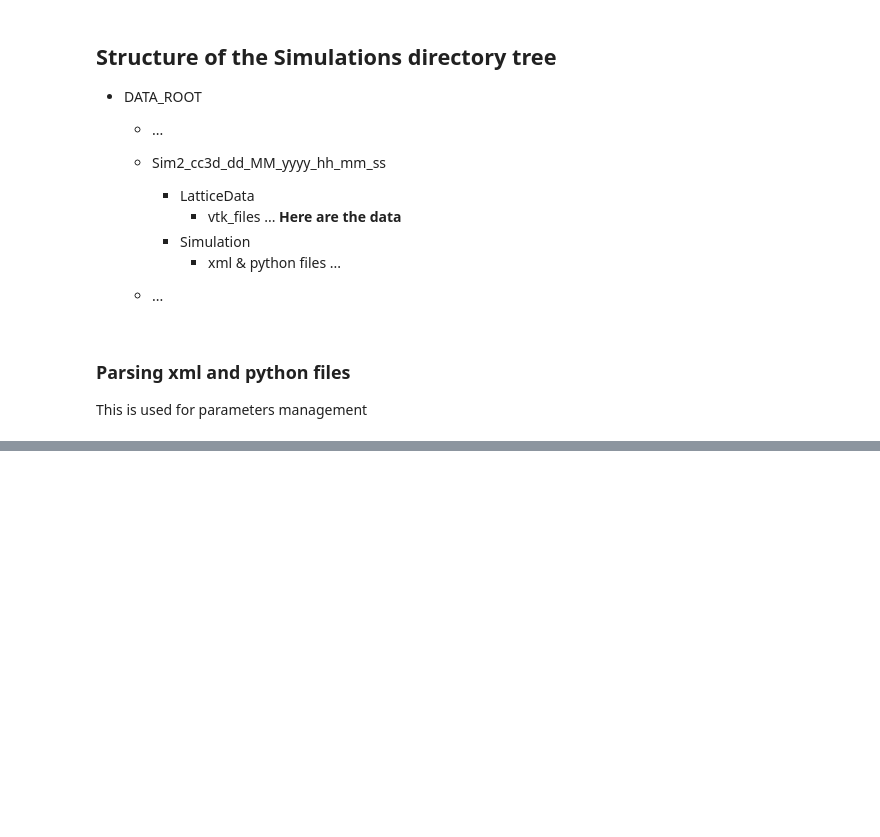
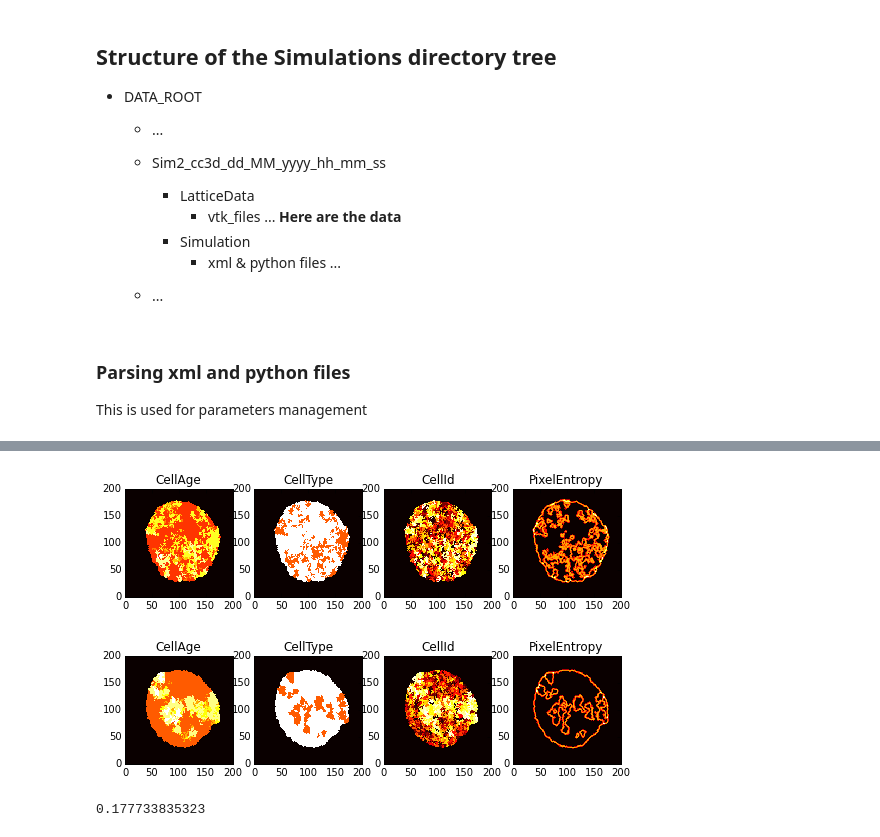
Before and after one commit to glyg/CancerStemCells_GGH, a Jupyter notebook: Notebooks/CompuCell3D simulations Importer.ipynb, the cells around one changed output, grey strips where cells are left out. Cells and saved outputs as stored; diff of their text form; code cells hidden in the pictures; blank space fills up the shorter version.

```diff
--- a/Notebooks/CompuCell3D simulations Importer.ipynb
+++ b/Notebooks/CompuCell3D simulations Importer.ipynb
@@ -397,10 +281,0 @@ ax.scatter(cell_df.cx.values, cell_df.cy.values,
-# %%
-entropy_field = cell_type.copy().astype(np.float)
-for lbl in v_idx:
-    entropy_field[cell_id == lbl] = entropy.loc[lbl]
-
-entropy_field = entropy_field / entropy_field.max()
-# %%
-fig, axes = plt.subplots(1, 2)
-axes[0].imshow(cell_type[:100, :100], origin='lower', interpolation='nearest')
-axes[1].imshow(entropy_field[:100, :100], cmap='hot', origin='lower', interpolation='nearest')
@@ -413,0 +384,35 @@ fig
+# %%
+
+def get_pix_entropy():
+    pix_entropy = rank.entropy(cell_type_field.astype(np.uint8), disk(2))
+
+
+for tumor in [tumor0, tumor1]:
+    tumor.data_fields['PixelEntropy'] = np.array([rank.entropy(cell_type.astype(np.uint8), disk(2))
+                                                  for cell_type in tumor.data_fields['CellType']])
+# %%
+dpi = 90. # pixel per inch
+pix_width = 800
+pix_height = 300
+
+%matplotlib inline
+frame_num = -1
+f_size_i = (pix_width/dpi, pix_height/dpi)
+
+def show_fields(tumor, frame_num):
+    fig, axes = plt.subplots(1, len(tumor.data_fields))
+    fig.set_size_inches(f_size_i)
+
+    for ax, (name, field) in zip(axes, tumor.data_fields.items()):
+        ax.imshow(field[frame_num], cmap='hot', origin='lower', interpolation='nearest')
+        ax.set_title(name, fontdict={'fontsize':12})
+
+for tumor in [tumor0, tumor1]:
+    show_fields(tumor, frame_num)
+# %% [output]
+[figure, added]
+[figure, added]
+# %%
+print(tumor0.data_fields['PixelEntropy'][frame_num].mean())
+# %% [output]
+0.177733835323
```
Also changed, not shown: parts of 39 cells of this notebook, 2 other files.
